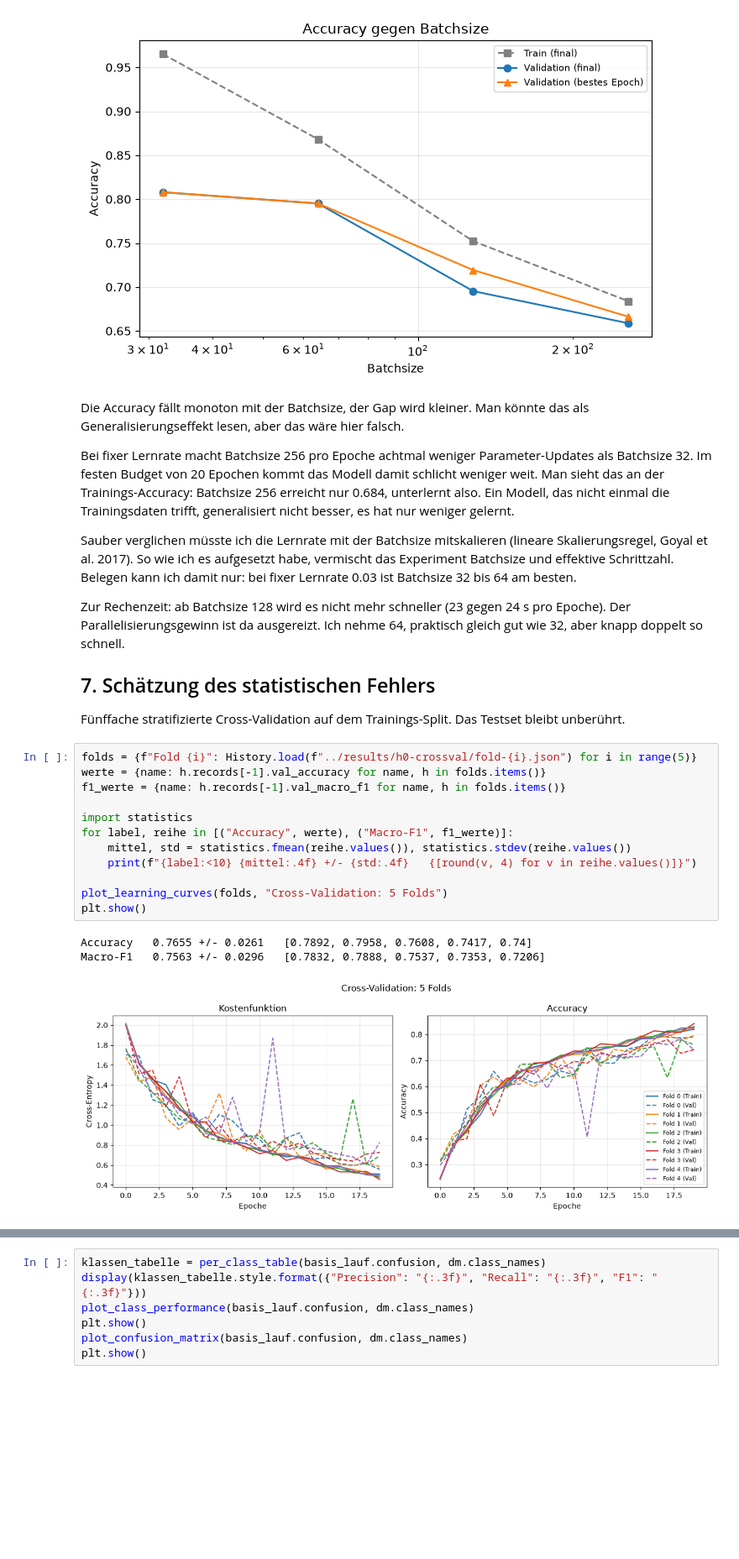
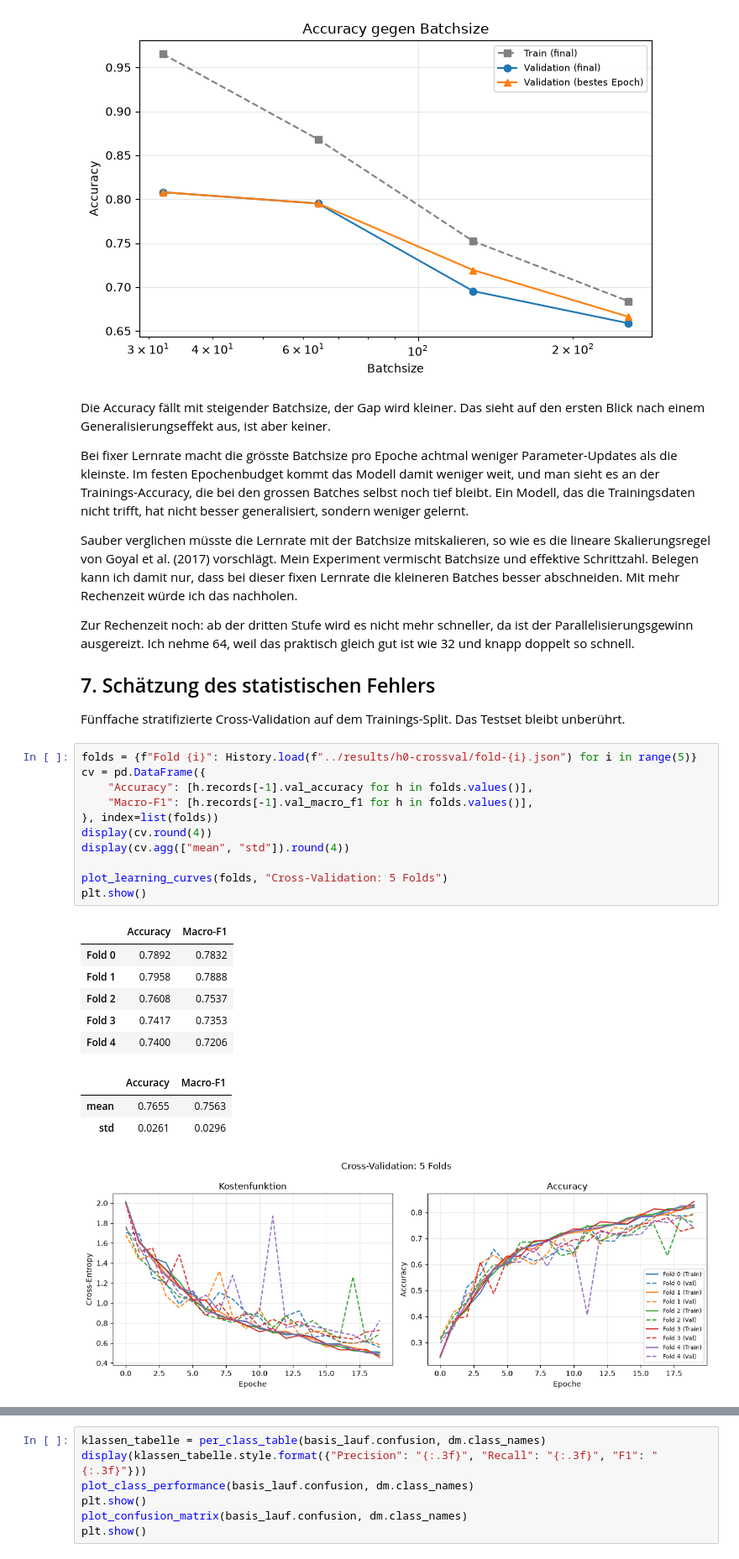
Before and after one commit to IAaron4/del-hs26-mini-challenge, a Jupyter notebook: notebooks/mini_challenge_del.ipynb, the cells around one changed output, grey strips where cells are left out. Shown at 84% size. Drawn from its saved outputs; the diff is of its cells as text; blank space fills up the shorter version.

```diff
--- a/notebooks/mini_challenge_del.ipynb
+++ b/notebooks/mini_challenge_del.ipynb
@@ -359,20 +424,21 @@ plt.show()
 | 3 | batch-256 | 2193226 | None | 19 | 0.684 | 0.659 | 0.025 | 0.651 | ... |
 [figure]
 # %% [markdown]
-Die Accuracy fällt monoton mit der Batchsize, der Gap wird kleiner. Man könnte das als
-Generalisierungseffekt lesen, aber das wäre hier falsch.
+Die Accuracy fällt mit steigender Batchsize, der Gap wird kleiner. Das sieht auf den ersten Blick nach
+einem Generalisierungseffekt aus, ist aber keiner.
 
-Bei fixer Lernrate macht Batchsize 256 pro Epoche achtmal weniger Parameter-Updates als Batchsize 32.
-Im festen Budget von 20 Epochen kommt das Modell damit schlicht weniger weit. Man sieht das an der
-Trainings-Accuracy: Batchsize 256 erreicht nur 0.684, unterlernt also. Ein Modell, das nicht einmal
-die Trainingsdaten trifft, generalisiert nicht besser, es hat nur weniger gelernt.
+Bei fixer Lernrate macht die grösste Batchsize pro Epoche achtmal weniger Parameter-Updates als die
+kleinste. Im festen Epochenbudget kommt das Modell damit weniger weit, und man sieht es an der
+Trainings-Accuracy, die bei den grossen Batches selbst noch tief bleibt. Ein Modell, das die
+Trainingsdaten nicht trifft, hat nicht besser generalisiert, sondern weniger gelernt.
 
-Sauber verglichen müsste ich die Lernrate mit der Batchsize mitskalieren (lineare Skalierungsregel,
-Goyal et al. 2017). So wie ich es aufgesetzt habe, vermischt das Experiment Batchsize und effektive
-Schrittzahl. Belegen kann ich damit nur: bei fixer Lernrate 0.03 ist Batchsize 32 bis 64 am besten.
+Sauber verglichen müsste die Lernrate mit der Batchsize mitskalieren, so wie es die lineare
+Skalierungsregel von Goyal et al. (2017) vorschlägt. Mein Experiment vermischt Batchsize und effektive
+Schrittzahl. Belegen kann ich damit nur, dass bei dieser fixen Lernrate die kleineren Batches besser
+abschneiden. Mit mehr Rechenzeit würde ich das nachholen.
 
-Zur Rechenzeit: ab Batchsize 128 wird es nicht mehr schneller (23 gegen 24 s pro Epoche). Der
-Parallelisierungsgewinn ist da ausgereizt. Ich nehme 64, praktisch gleich gut wie 32, aber knapp
+Zur Rechenzeit noch: ab der dritten Stufe wird es nicht mehr schneller, da ist der
+Parallelisierungsgewinn ausgereizt. Ich nehme 64, weil das praktisch gleich gut ist wie 32 und knapp
 doppelt so schnell.
 
 ## 7. Schätzung des statistischen Fehlers
@@ -380,18 +446,24 @@ doppelt so schnell.
 Fünffache stratifizierte Cross-Validation auf dem Trainings-Split. Das Testset bleibt unberührt.
 # %%
 folds = {f"Fold {i}": History.load(f"../results/h0-crossval/fold-{i}.json") for i in range(5)}
-werte = {name: h.records[-1].val_accuracy for name, h in folds.items()}
-f1_werte = {name: h.records[-1].val_macro_f1 for name, h in folds.items()}
-
-import statistics
-for label, reihe in [("Accuracy", werte), ("Macro-F1", f1_werte)]:
-    mittel, std = statistics.fmean(reihe.values()), statistics.stdev(reihe.values())
-    print(f"{label:<10} {mittel:.4f} +/- {std:.4f}   {[round(v, 4) for v in reihe.values()]}")
+cv = pd.DataFrame({
+    "Accuracy": [h.records[-1].val_accuracy for h in folds.values()],
+    "Macro-F1": [h.records[-1].val_macro_f1 for h in folds.values()],
+}, index=list(folds))
+display(cv.round(4))
+display(cv.agg(["mean", "std"]).round(4))
 
 plot_learning_curves(folds, "Cross-Validation: 5 Folds")
 plt.show()
 # %% [output]
-Accuracy   0.7655 +/- 0.0261   [0.7892, 0.7958, 0.7608, 0.7417, 0.74]
-Macro-F1   0.7563 +/- 0.0296   [0.7832, 0.7888, 0.7537, 0.7353, 0.7206]
+|  | Accuracy | Macro-F1 |
+| Fold 0 | 0.7892 | 0.7832 |
+| Fold 1 | 0.7958 | 0.7888 |
+| Fold 2 | 0.7608 | 0.7537 |
+| Fold 3 | 0.7417 | 0.7353 |
+| Fold 4 | 0.7400 | 0.7206 |
+|  | Accuracy | Macro-F1 |
+| mean | 0.7655 | 0.7563 |
+| std | 0.0261 | 0.0296 |
 [figure]
 # %% [markdown]
```
Also changed, not shown: parts of 24 cells of this notebook, 2 other files.
